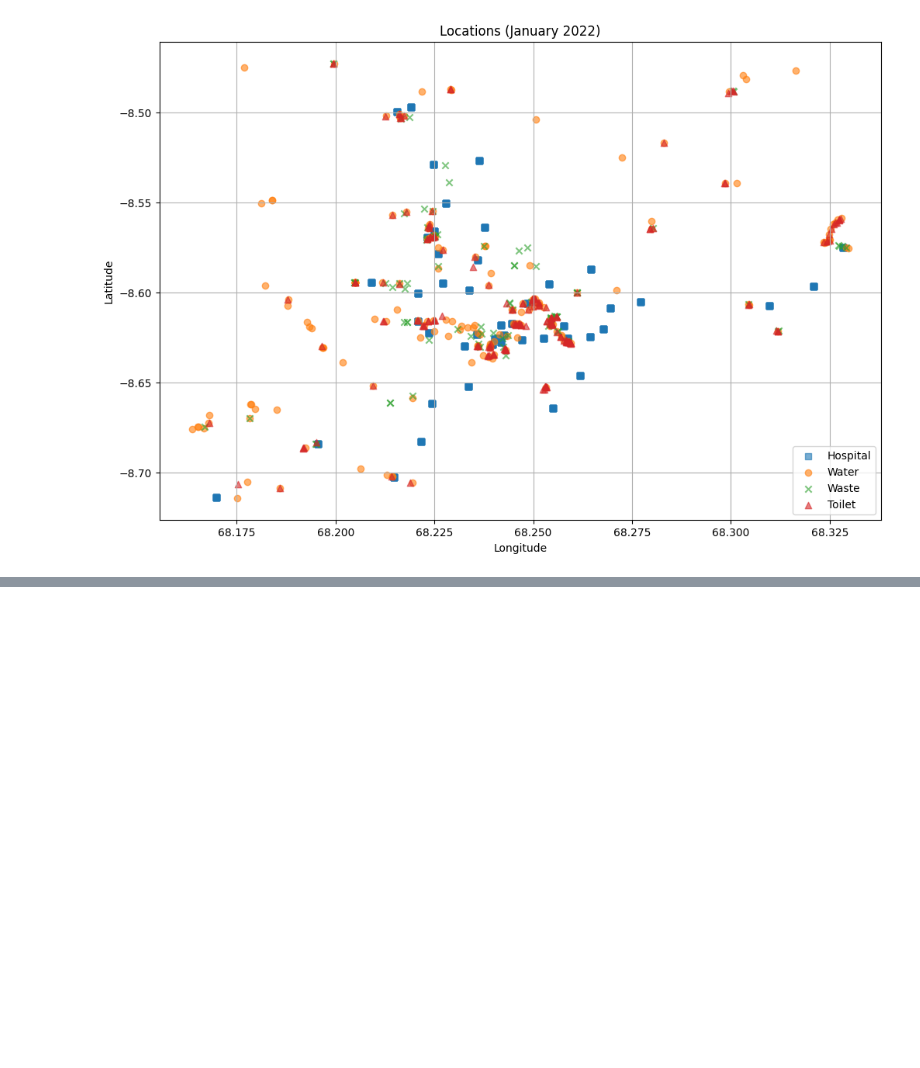
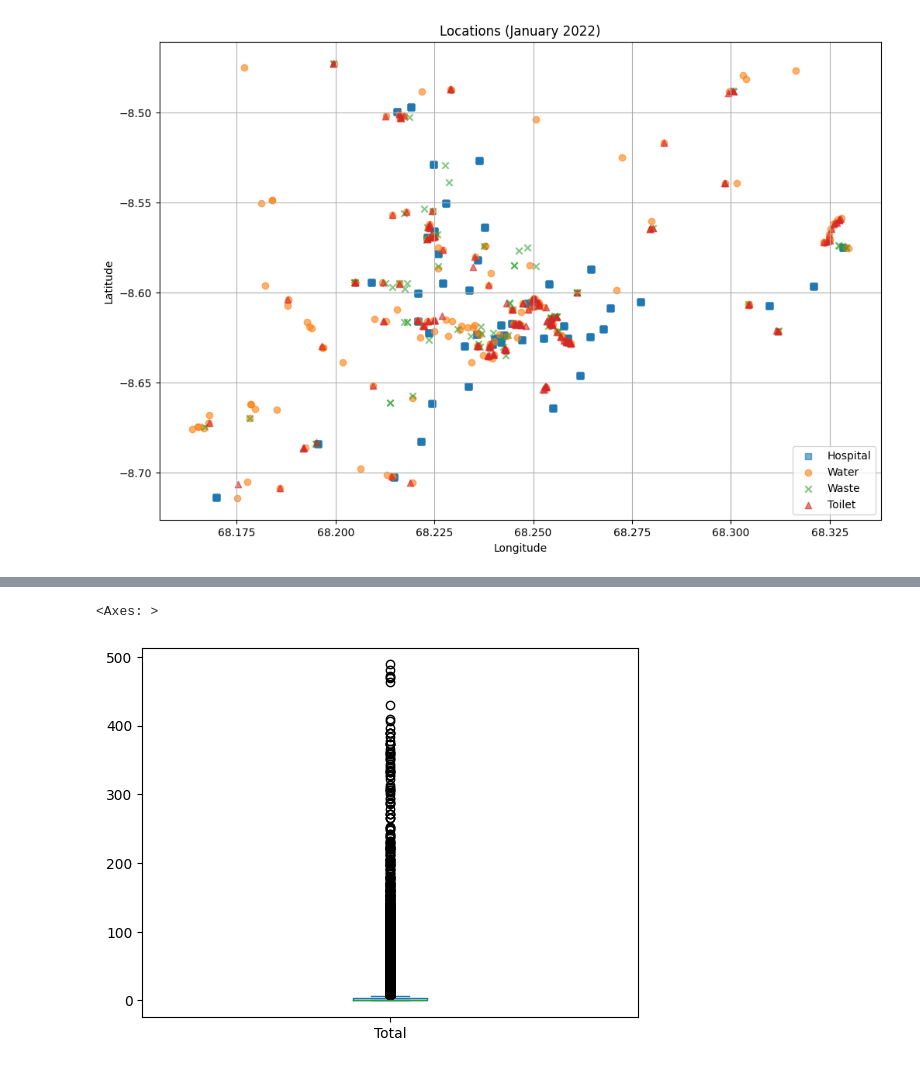
Before and after one commit to segnig/Zindi-Competitions, a Jupyter notebook: outsmarting-outbreaks-challenge/OutsmartingOutbreaks_StarterNotebook.ipynb, the cells around one changed output, grey strips where cells are left out. Drawn from its saved outputs; the diff is of its cells as text; code cells hidden in the pictures; blank space fills up the shorter version.

```diff
--- a/outsmarting-outbreaks-challenge/OutsmartingOutbreaks_StarterNotebook.ipynb
+++ b/outsmarting-outbreaks-challenge/OutsmartingOutbreaks_StarterNotebook.ipynb
@@ -359,0 +385,3 @@ float_cols = merged_data.select_dtypes(include=["float64", "int64"]).columns
+# %%
+train_df = merged_data[merged_data['Year'] < 2023]
+test_df = merged_data[merged_data['Year'] == 2023]
@@ -359,0 +458,5 @@ float_cols = merged_data.select_dtypes(include=["float64", "int64"]).columns
+# %%
+train_df["Total"].plot(kind="box")
+# %% [output]
+<Axes: >
+[figure, added]
```
Also changed, not shown: parts of 28 cells of this notebook.
